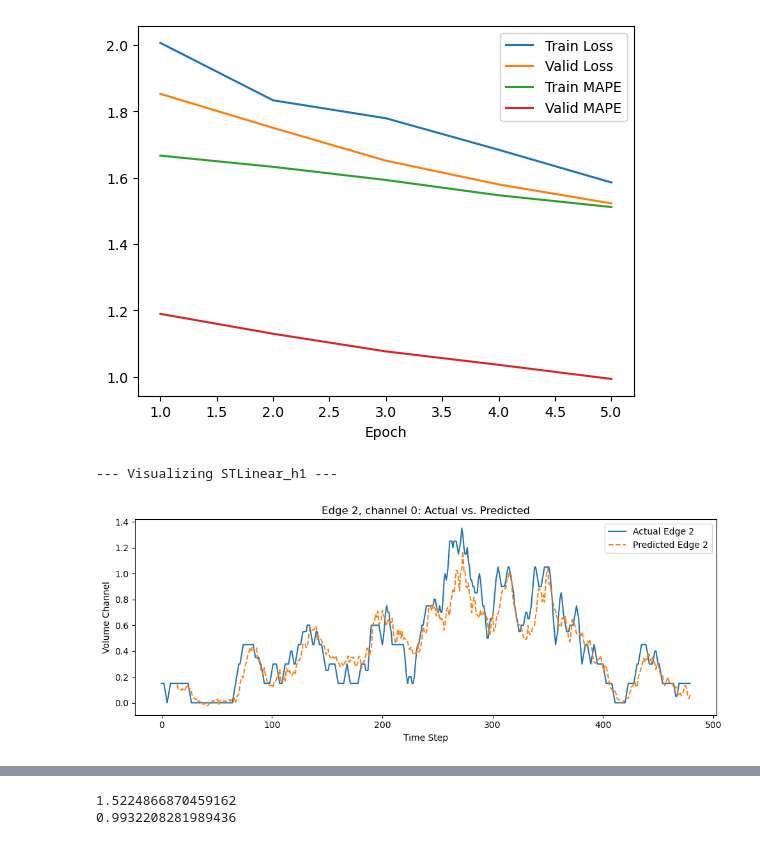
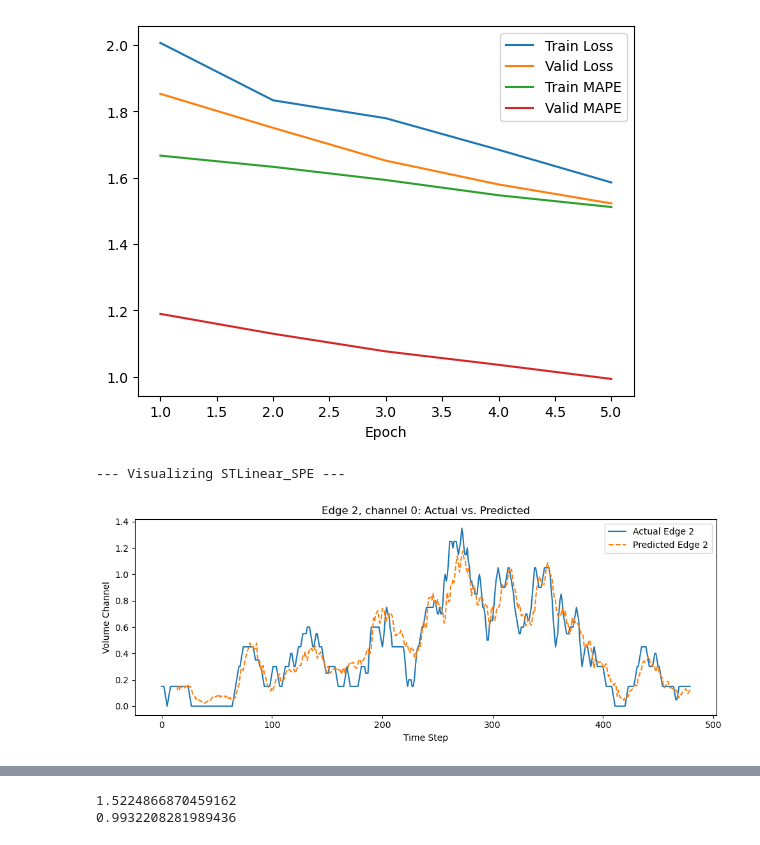
Before and after one commit to HiverXD/Traffic-Congestion-Prediction, a Jupyter notebook: src/baseline_train_refactoring.ipynb, the cells around one changed output, grey strips where cells are left out. Cells and saved outputs as stored; diff of their text form; code cells hidden in the pictures.

```diff
--- a/src/baseline_train_refactoring.ipynb
+++ b/src/baseline_train_refactoring.ipynb
@@ -93,10 +93,10 @@ models = {
 #    "MLPBASED":  MLPBASED,
 #    "STGAT": STGAT,
 #    "STGCNWithAux": STGCNWithAux,
-    "STLinear_h1": STLinear,
+#    "STLinear_h1": STLinear,
 #    "STLinear": STLinear
 #    "STLinear_HopBiased": STLinear_HopBiased,
-#    "STLinear_SPE": STLinear_SPE
+    "STLinear_SPE": STLinear_SPE
 }
 # %%
 # Training
@@ -324,47 +324,62 @@ for name, ModelClass in models.items():
                     input_embedding_dim=32,
                     tod_embedding_dim=32,
                     dow_embedding_dim=32,
                     spatial_embedding_dim=0,
                     adaptive_embedding_dim=0,
                     feed_forward_dim=256,
                     num_heads=4,       # max_hop=3 (즉 1-hop,2-hop,3-hop)
                     num_layers=3,
                     dropout=0.1,
                     use_mixed_proj=True
             )
         elif name == "STLinear_SPE":
-            kwargs = dict(num_nodes=E,
-                    kernel_size=33,                # odd number
-                    num_heads=1,
-                    num_layers=4,
-                    dropout=0.1768,
-                    input_embedding_dim=64,
-                    tod_embedding_dim=64,
-                    dow_embedding_dim=64,
-                    spatial_embedding_dim=64,
-                    adaptive_embedding_dim=32,
-                    spe_dim=32,
-                    spe_out_dim=64
+            kwargs = dict(
+                    num_nodes=50,            # E
+                    kernel_size=33,          # 시계열 분해 커널
+                    in_steps=12,             # 과거 입력 스텝 (기본)
+                    out_steps=3,             # 예측 스텝 (기본)
+                    steps_per_day=480,       # 하루 스텝 수 (기본)
+                    input_dim=3,             # volume/density/flow
+                    output_dim=3,            # 예측 채널
+                    # ────────────────────────────────────────
+                    # STLinear_h1과 동일한 임베딩 크기
+                    input_embedding_dim=24,  # STLinear 기본
+                    tod_embedding_dim=24,
+                    dow_embedding_dim=24,
+                    spatial_embedding_dim=0, # 원본 STLinear_h1에서는 사용 안 함
+                    adaptive_embedding_dim=80,
+                    # ────────────────────────────────────────
+                    # SPE 관련
+                    spe_dim=32,              # 고유벡터 개수 (p)
+                    spe_out_dim=96,          # SPE → 투영 차원
+                    normalized_laplacian=False,
+                    # ────────────────────────────────────────
+                    # 공간 블록 설정 (STLinear_h1과 동일)
+                    feed_forward_dim=256,    # Self-Attention FFN hidden dim
+                    num_heads=1,             # max_hop+1 = 1
+                    num_layers=6,            # 블록 반복 횟수
+                    dropout=0.14,            # 드롭아웃 비율
+                    use_mixed_proj=True
             )
 
         model = ModelClass(**kwargs)
         model.to(DEVICE)
 
     # (2) 가중치 로드 (임시. 나중에 수정해야 함.)
     if name == "STGCNWithAux":
         ckpt_path = os.path.join(SAVE_DIR, f"STGCNWithAux_epoch033_val0.7441.pth")
     else:
         ckpt_path = os.path.join(SAVE_DIR, f"{name}.pth")
     model.load_state_dict(torch.load(ckpt_path, map_location=DEVICE, weights_only=True))
     model = model.to(DEVICE)
 
     print(f"\n--- Visualizing {name} ---")
     EDGE_IDS = [2]
     expanded_data = add_tod_dow(data, week_steps=week_steps, C_origin=C_origin)
     visualize_predictions(model, expanded_data, EDGE_IDS, DEVICE, EDGE_INDEX, EDGE_ATTR, interval=(480*5,480*6), channel=0)
 # %% [output]
---- Visualizing STLinear_h1 ---
+--- Visualizing STLinear_SPE ---
-[figure, old version]
+[figure, new version]
 # %%
 model.to(DEVICE)
 print(f"\n--- Visualizing {name} ---")
```
Also changed, not shown: parts of 2 cells of this notebook.
